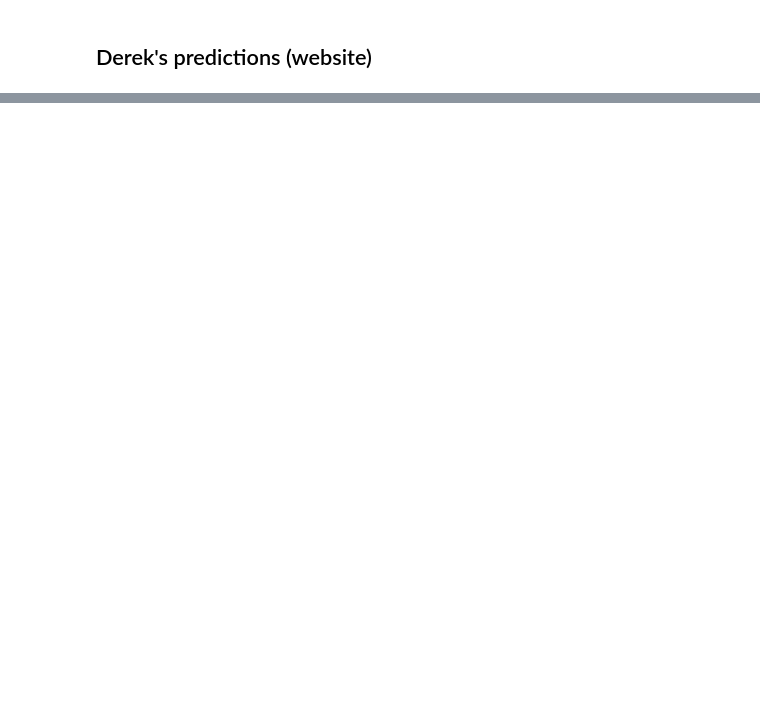
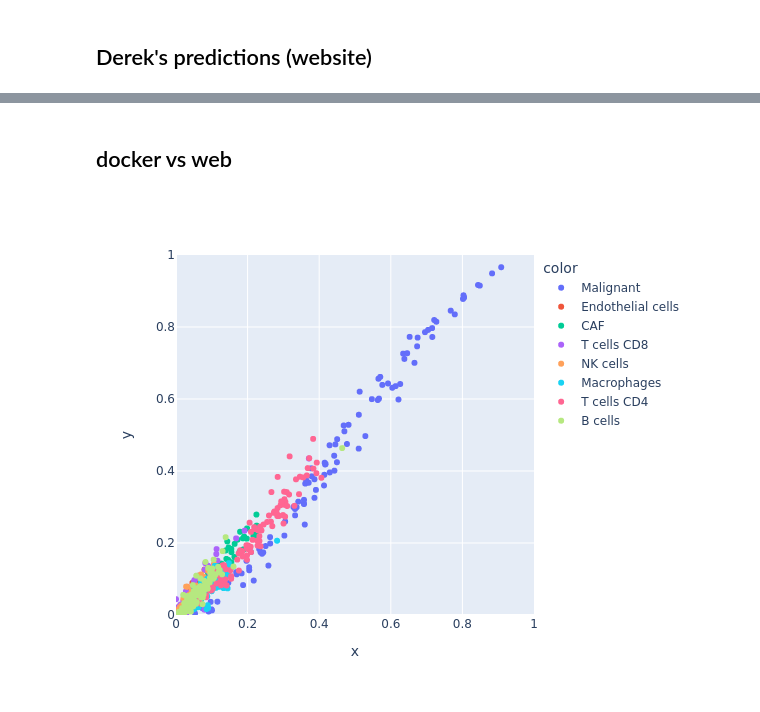
Before and after one commit to davidliu-lab/deconv, a Jupyter notebook: Run csx on in silico bulks with scRNA-seq reference sample used in paper.ipynb, the cells around one changed output, grey strips where cells are left out. Cells and saved outputs as stored; diff of their text form; code cells hidden in the pictures; blank space fills up the shorter version.

Commit message:
add correlations of predictions, docker vs web (derek), for each cell type with derek's in silico mixtures

```diff
--- a/Run csx on in silico bulks with scRNA-seq reference sample used in paper.ipynb
+++ b/Run csx on in silico bulks with scRNA-seq reference sample used in paper.ipynb
@@ -138,0 +139,20 @@ fig.update_yaxes(
+# %% [markdown]
+## docker vs web
+# %%
+fig = px.scatter(
+    x=csx_fractions_derek.stack().values,
+    y=csx_fractions.stack().values,
+    color=csx_fractions.stack().reset_index()["level_1"]
+)
+fig.update_layout(
+    width = 600,
+    height = 500,
+)
+fig.update_xaxes(
+    range=(0, 1)
+)
+fig.update_yaxes(
+    range=(0, 1),
+)
+# %% [output]
+[figure, added]
```
Also changed, not shown: parts of 3 cells of this notebook.
